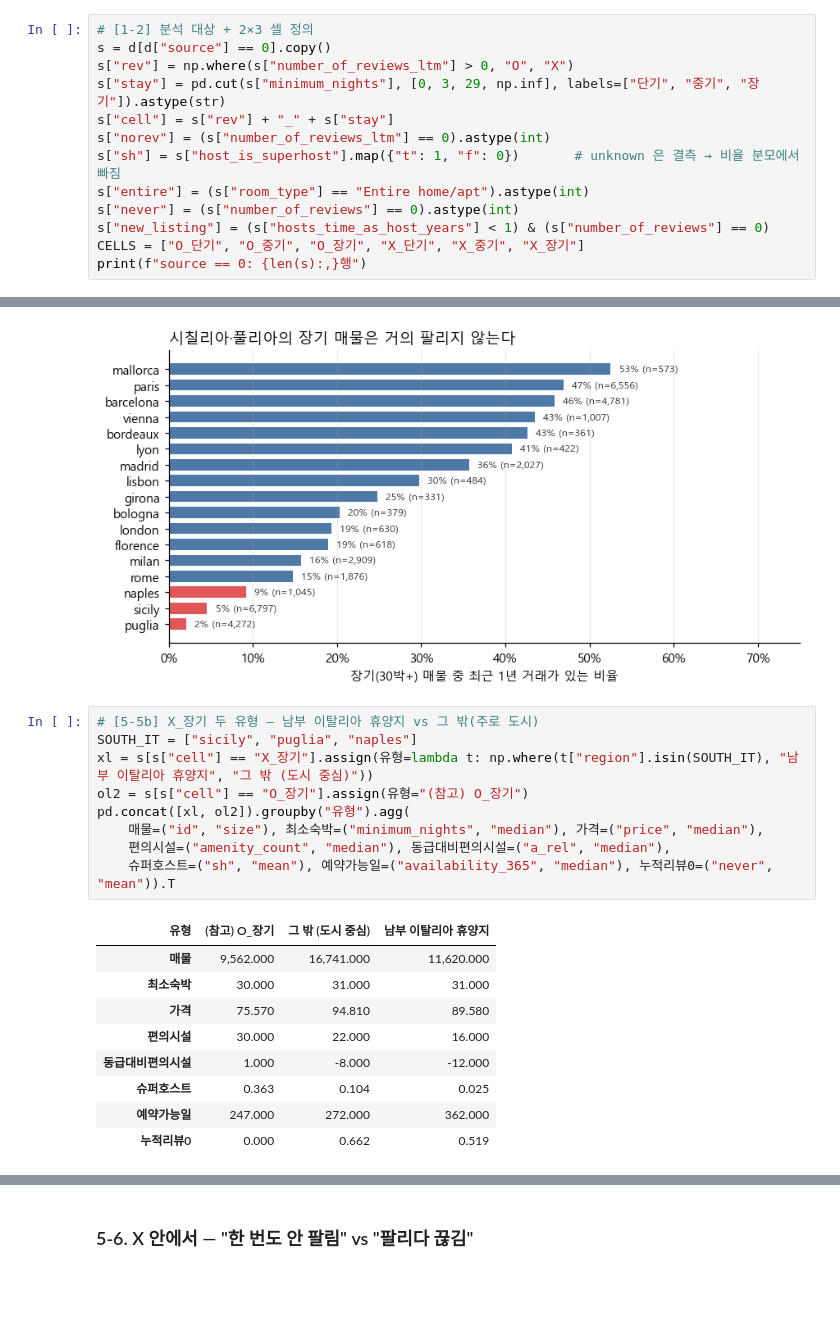
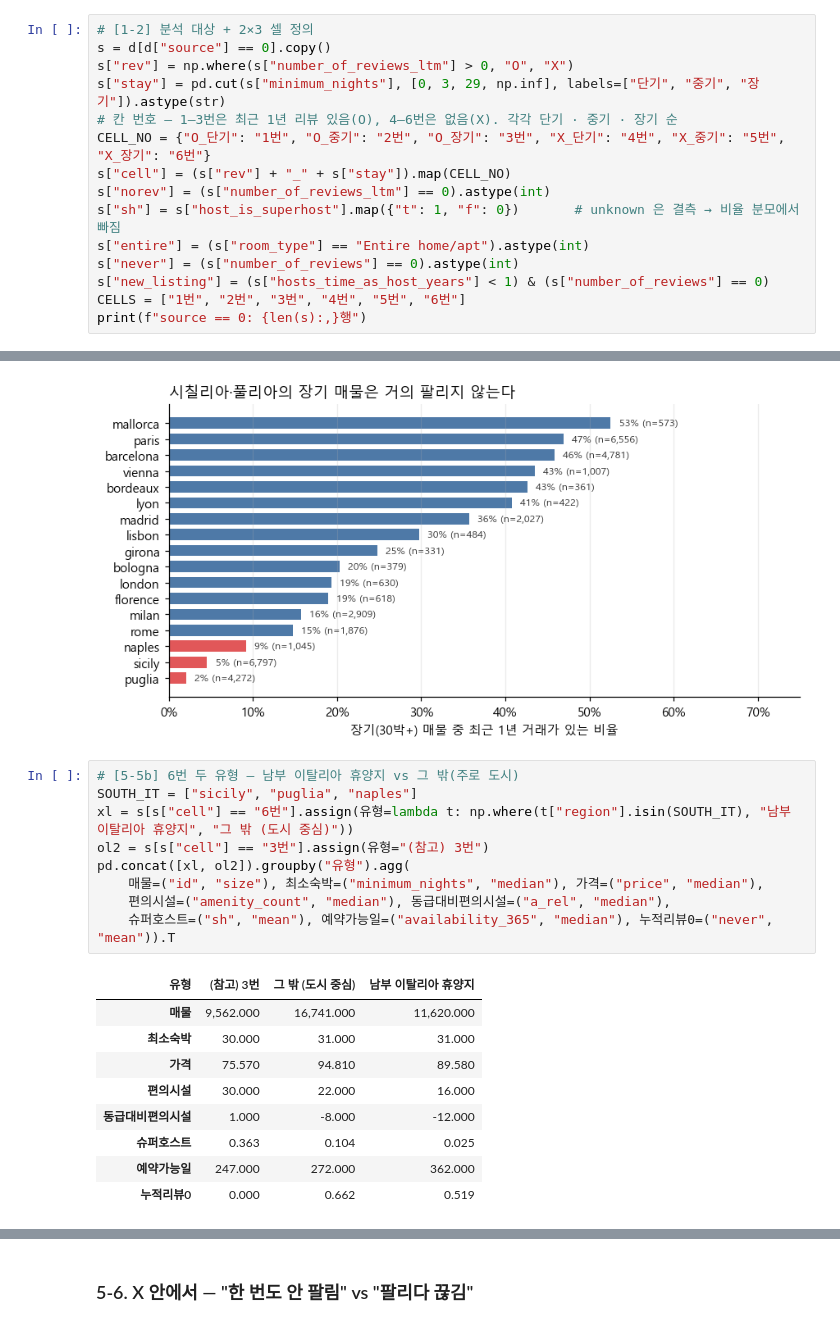
Before and after one commit to younghyun729/insight-2026-2, a Jupyter notebook: notebooks/segmentation_2x3.ipynb, the cells around one changed output, grey strips where cells are left out. Cells and saved outputs as stored; diff of their text form; blank space fills up the shorter version.

```diff
--- a/notebooks/segmentation_2x3.ipynb
+++ b/notebooks/segmentation_2x3.ipynb
@@ -88,13 +88,15 @@ d.groupby("source").apply(src_profile).T
 s = d[d["source"] == 0].copy()
 s["rev"] = np.where(s["number_of_reviews_ltm"] > 0, "O", "X")
 s["stay"] = pd.cut(s["minimum_nights"], [0, 3, 29, np.inf], labels=["단기", "중기", "장기"]).astype(str)
-s["cell"] = s["rev"] + "_" + s["stay"]
+# 칸 번호 — 1–3번은 최근 1년 리뷰 있음(O), 4–6번은 없음(X). 각각 단기 · 중기 · 장기 순
+CELL_NO = {"O_단기": "1번", "O_중기": "2번", "O_장기": "3번", "X_단기": "4번", "X_중기": "5번", "X_장기": "6번"}
+s["cell"] = (s["rev"] + "_" + s["stay"]).map(CELL_NO)
 s["norev"] = (s["number_of_reviews_ltm"] == 0).astype(int)
 s["sh"] = s["host_is_superhost"].map({"t": 1, "f": 0})       # unknown 은 결측 → 비율 분모에서 빠짐
 s["entire"] = (s["room_type"] == "Entire home/apt").astype(int)
 s["never"] = (s["number_of_reviews"] == 0).astype(int)
 s["new_listing"] = (s["hosts_time_as_host_years"] < 1) & (s["number_of_reviews"] == 0)
-CELLS = ["O_단기", "O_중기", "O_장기", "X_단기", "X_중기", "X_장기"]
+CELLS = ["1번", "2번", "3번", "4번", "5번", "6번"]
 print(f"source == 0: {len(s):,}행")
 # %% [output]
 source == 0: 678,130행
@@ -573,16 +595,16 @@ plt.tight_layout(); plt.show()
 | mallorca | 573 | 0.525 | 35.000 | 1.453 |
 [figure]
 # %%
-# [5-5b] X_장기 두 유형 — 남부 이탈리아 휴양지 vs 그 밖(주로 도시)
+# [5-5b] 6번 두 유형 — 남부 이탈리아 휴양지 vs 그 밖(주로 도시)
 SOUTH_IT = ["sicily", "puglia", "naples"]
-xl = s[s["cell"] == "X_장기"].assign(유형=lambda t: np.where(t["region"].isin(SOUTH_IT), "남부 이탈리아 휴양지", "그 밖 (도시 중심)"))
-ol2 = s[s["cell"] == "O_장기"].assign(유형="(참고) O_장기")
+xl = s[s["cell"] == "6번"].assign(유형=lambda t: np.where(t["region"].isin(SOUTH_IT), "남부 이탈리아 휴양지", "그 밖 (도시 중심)"))
+ol2 = s[s["cell"] == "3번"].assign(유형="(참고) 3번")
 pd.concat([xl, ol2]).groupby("유형").agg(
     매물=("id", "size"), 최소숙박=("minimum_nights", "median"), 가격=("price", "median"),
     편의시설=("amenity_count", "median"), 동급대비편의시설=("a_rel", "median"),
     슈퍼호스트=("sh", "mean"), 예약가능일=("availability_365", "median"), 누적리뷰0=("never", "mean")).T
 # %% [output]
-| 유형 | (참고) O_장기 | 그 밖 (도시 중심) | 남부 이탈리아 휴양지 |
+| 유형 | (참고) 3번 | 그 밖 (도시 중심) | 남부 이탈리아 휴양지 |
 | 매물 | 9,562.000 | 16,741.000 | 11,620.000 |
 | 최소숙박 | 30.000 | 31.000 | 31.000 |
 | 가격 | 75.570 | 94.810 | 89.580 |
```
Also changed, not shown: parts of 22 cells of this notebook, 1 other file.
